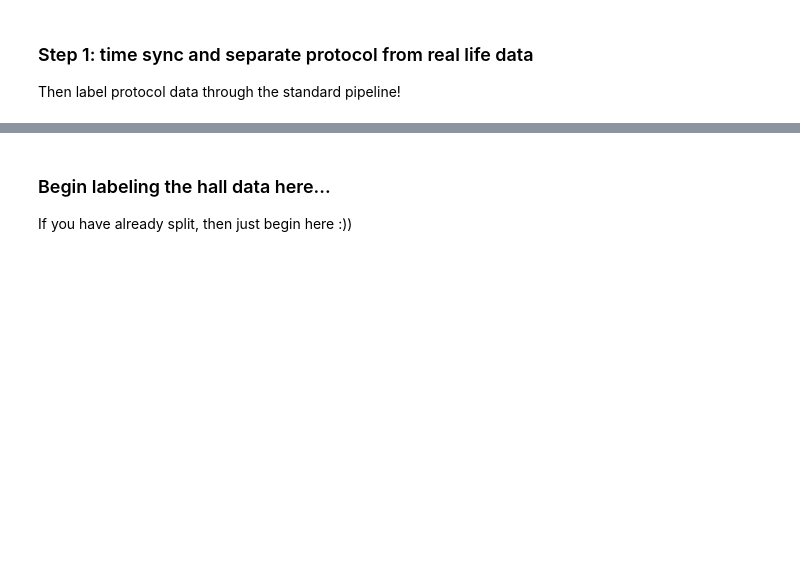
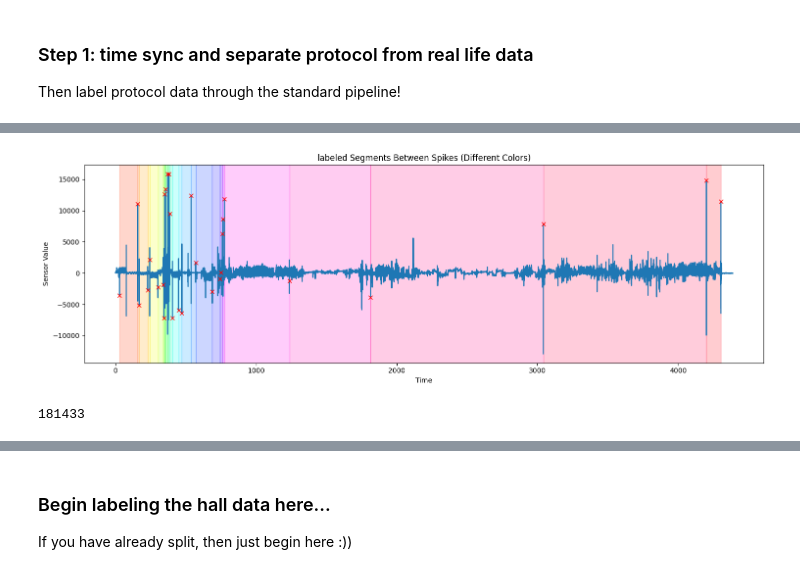
Before and after one commit to johanneloet/MasterV26, a Jupyter notebook: non_standard_labeling.ipynb, the cells around one changed output, grey strips where cells are left out. Saved outputs shown, nothing was run; the diff lists cells and outputs as text; code cells hidden in the pictures; blank space fills up the shorter version.

```diff
--- a/non_standard_labeling.ipynb
+++ b/non_standard_labeling.ipynb
@@ -28,8 +28,8 @@ import numpy as np
 Then label protocol data through the standard pipeline!
 # %%
 # First load the raw sensor files
-base_dir = Path(r"C:\Users\Bruker\Data_msc26_prelim")
-participant_dir_name = "akso_4"
+base_dir = Path(r"C:\Users\johalot\msc_data")
+participant_dir_name = "akso_5"
 
 data_dir = base_dir / participant_dir_name
 
@@ -76,11 +93,19 @@ df_time_right, outpath_time_right = add_ReconstructedTime(outpath_dupli_right, d
 # %%
 # Detect peaks in left arm and plot acceleration!
 # Define the split peak as the one at hall entry. So that is the first true peak after the final stairs one.
 # Save that timestamp to a variable. Standard is it should be peak number -2, but that may differ so verify, verify, verify
 # When in doubt split at the earliest pek and check later...
-peak_df, peaks = detect_spikes(fixed_time_larm)
+
+import pre_processing.labeling as labl
+import importlib
+importlib.reload(labl)
+peak_df, peaks = labl.detect_spikes(fixed_time_larm)
 init_label_df = init_label(peak_df, peaks, fixed_time_larm)
 plot_signal_peaks(init_label_df, peaks)
+# %% [output]
+[figure, added]
 # %%
-print(peaks[-5])
+print(peaks[-4])
+# %% [output]
+181433
 # %%
```
Also changed, not shown: parts of 11 cells of this notebook, 6 other files.
